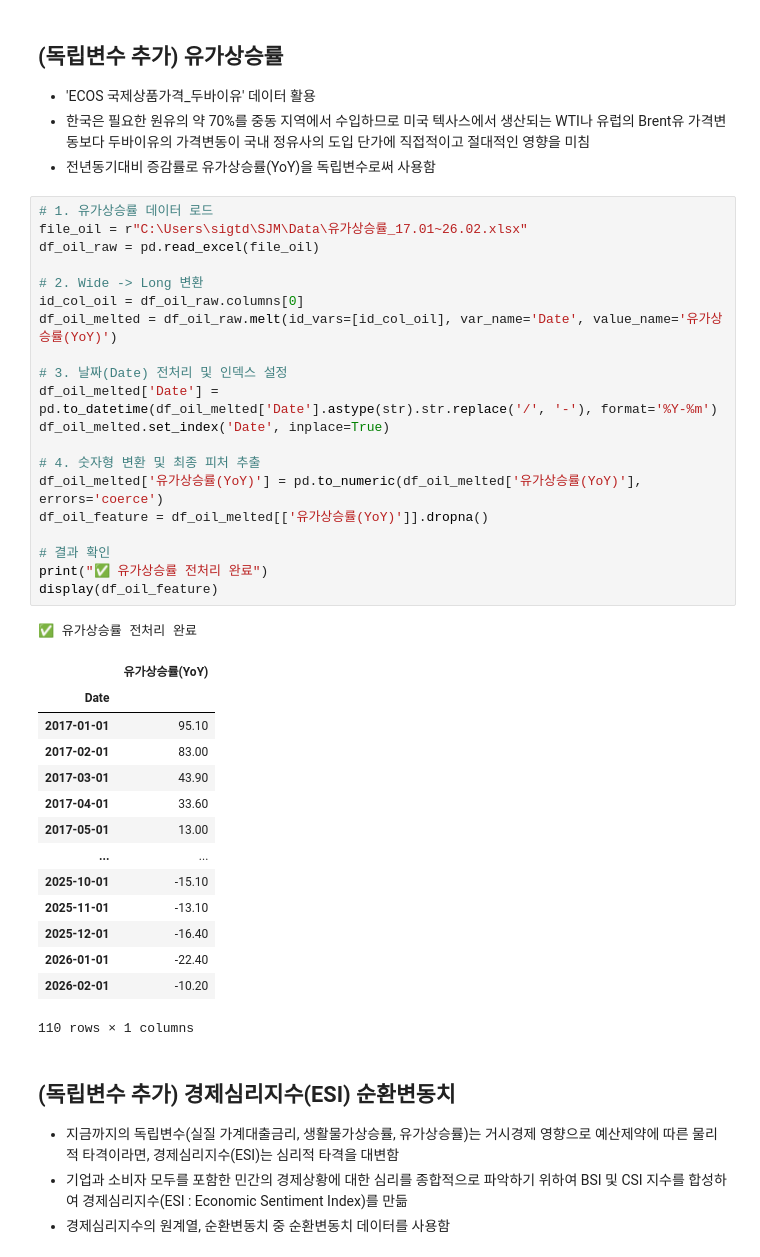
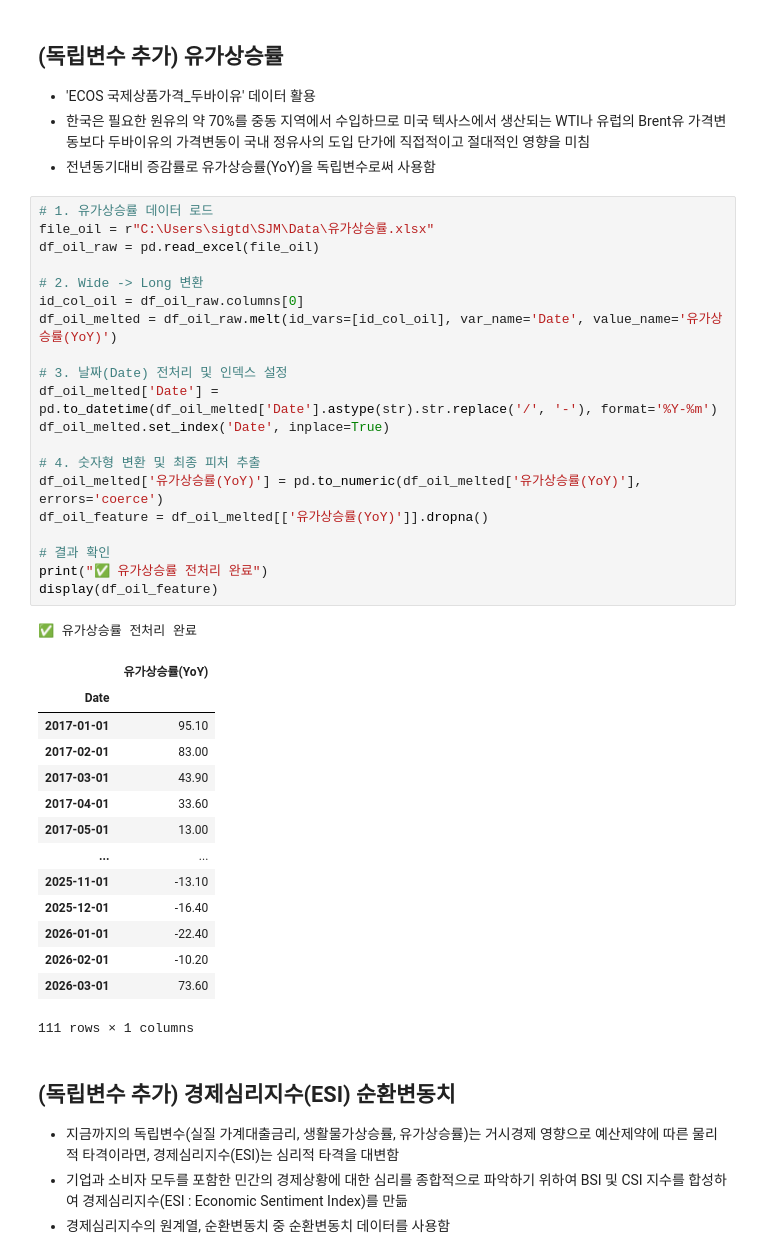
Before and after one commit to mathsjm32/Study, a Jupyter notebook: 공모전_논문_프로젝트.ipynb, the cells around one changed output. Drawn from its saved outputs; the diff is of its cells as text.

```diff
--- a/공모전_논문_프로젝트.ipynb
+++ b/공모전_논문_프로젝트.ipynb
@@ -428,40 +429,40 @@ display(df_master_final.head())
 - 전년동기대비 증감률로 유가상승률(YoY)을 독립변수로써 사용함
 # %%
 # 1. 유가상승률 데이터 로드
-file_oil = r"C:\Users\sigtd\SJM\Data\유가상승률_17.01~26.02.xlsx"
+file_oil = r"C:\Users\sigtd\SJM\Data\유가상승률.xlsx"
 df_oil_raw = pd.read_excel(file_oil)
 
 # 2. Wide -> Long 변환
 id_col_oil = df_oil_raw.columns[0]
 df_oil_melted = df_oil_raw.melt(id_vars=[id_col_oil], var_name='Date', value_name='유가상승률(YoY)')
 
 # 3. 날짜(Date) 전처리 및 인덱스 설정
 df_oil_melted['Date'] = pd.to_datetime(df_oil_melted['Date'].astype(str).str.replace('/', '-'), format='%Y-%m')
 df_oil_melted.set_index('Date', inplace=True)
 
 # 4. 숫자형 변환 및 최종 피처 추출
 df_oil_melted['유가상승률(YoY)'] = pd.to_numeric(df_oil_melted['유가상승률(YoY)'], errors='coerce')
 df_oil_feature = df_oil_melted[['유가상승률(YoY)']].dropna()
 
 # 결과 확인
 print("✅ 유가상승률 전처리 완료")
 display(df_oil_feature)
 # %% [output]
 ✅ 유가상승률 전처리 완료
 |  | 유가상승률(YoY) |
 | Date |  |
 | 2017-01-01 | 95.10 |
 | 2017-02-01 | 83.00 |
 | 2017-03-01 | 43.90 |
 | 2017-04-01 | 33.60 |
 | 2017-05-01 | 13.00 |
 | ... | ... |
-| 2025-10-01 | -15.10 |
 | 2025-11-01 | -13.10 |
 | 2025-12-01 | -16.40 |
 | 2026-01-01 | -22.40 |
 | 2026-02-01 | -10.20 |
+| 2026-03-01 | 73.60 |
-110 rows × 1 columns
+111 rows × 1 columns
 # %% [markdown]
 ## (독립변수 추가) 경제심리지수(ESI) 순환변동치
 - 지금까지의 독립변수(실질 가계대출금리, 생활물가상승률, 유가상승률)는 거시경제 영향으로 예산제약에 따른 물리적 타격이라면, 경제심리지수(ESI)는 심리적 타격을 대변함
```
Also changed, not shown: parts of 13 cells of this notebook.
